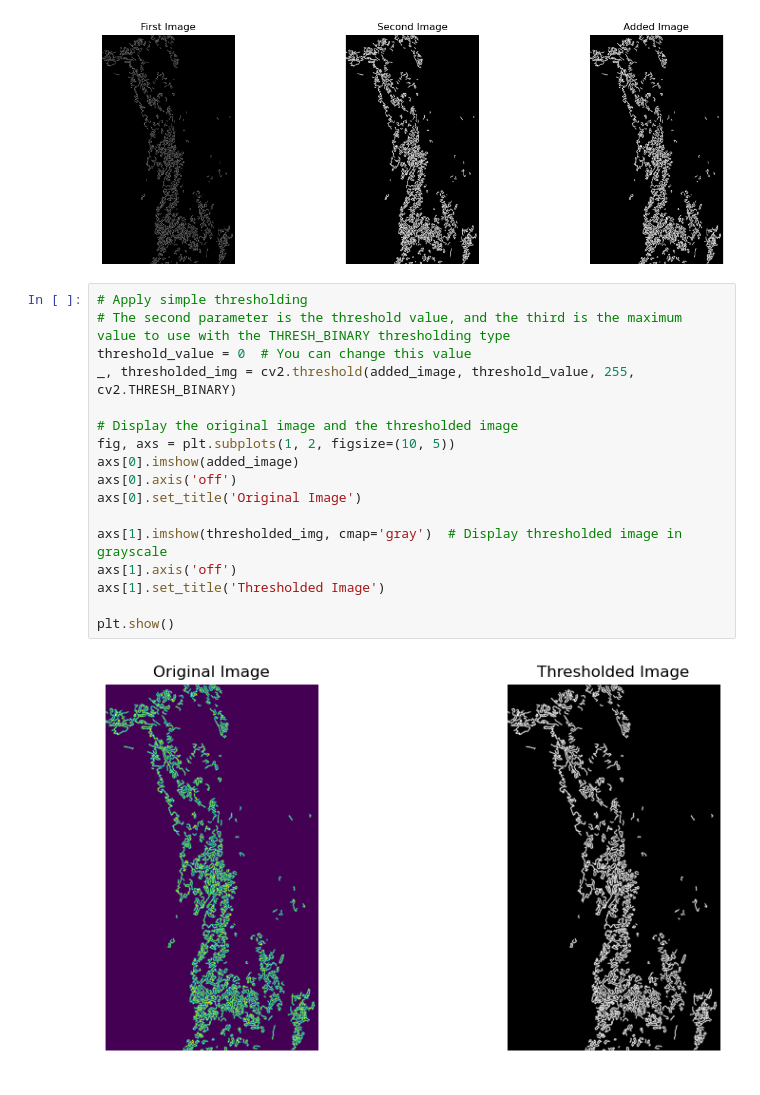
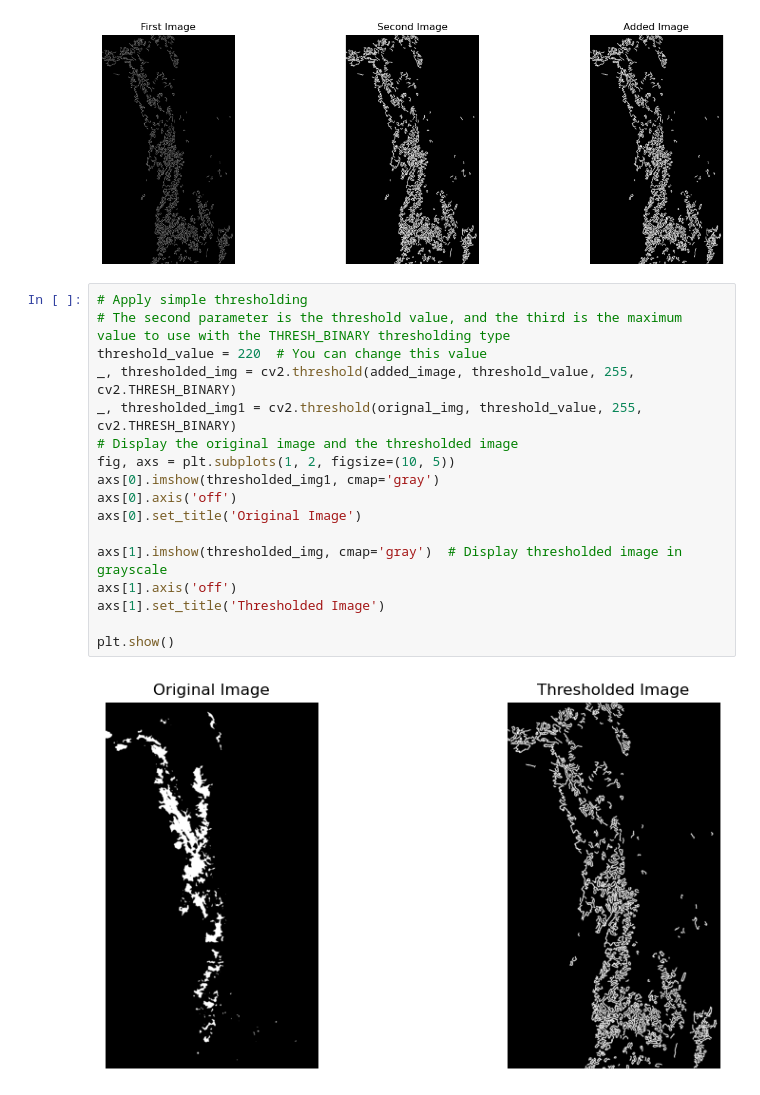
Before and after one commit to harsh125op/waterLevel, a Jupyter notebook: 1_Image_Process.ipynb, the cells around one changed output. Saved outputs shown, nothing was run; the diff lists cells and outputs as text.

Commit message:
Threshold

```diff
--- a/1_Image_Process.ipynb
+++ b/1_Image_Process.ipynb
@@ -203,19 +203,19 @@ plt.show()
 # %%
 # Apply simple thresholding
 # The second parameter is the threshold value, and the third is the maximum value to use with the THRESH_BINARY thresholding type
-threshold_value = 0  # You can change this value
+threshold_value = 220  # You can change this value
 _, thresholded_img = cv2.threshold(added_image, threshold_value, 255, cv2.THRESH_BINARY)
-
+_, thresholded_img1 = cv2.threshold(orignal_img, threshold_value, 255, cv2.THRESH_BINARY)
 # Display the original image and the thresholded image
 fig, axs = plt.subplots(1, 2, figsize=(10, 5))
-axs[0].imshow(added_image)
+axs[0].imshow(thresholded_img1, cmap='gray')
 axs[0].axis('off')
 axs[0].set_title('Original Image')
 
 axs[1].imshow(thresholded_img, cmap='gray')  # Display thresholded image in grayscale
 axs[1].axis('off')
 axs[1].set_title('Thresholded Image')
 
 plt.show()
 # %% [output]
-[figure, old version]
+[figure, new version]
```
